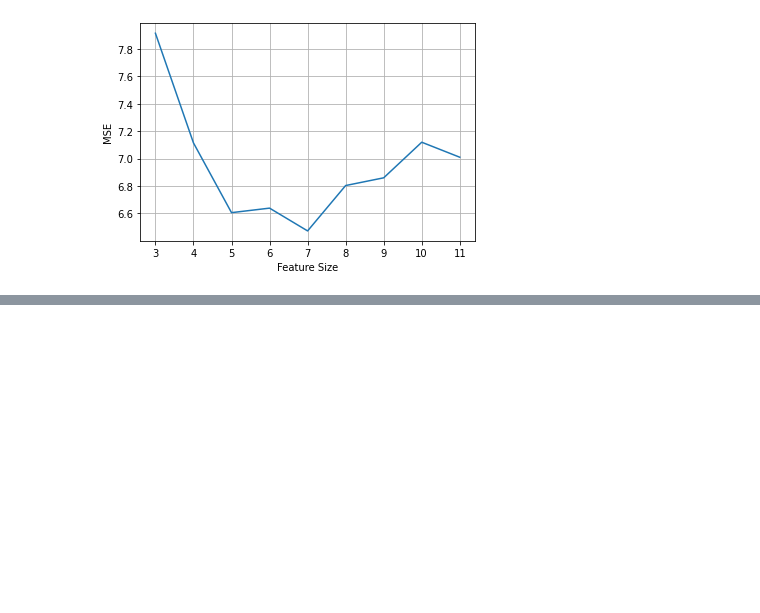
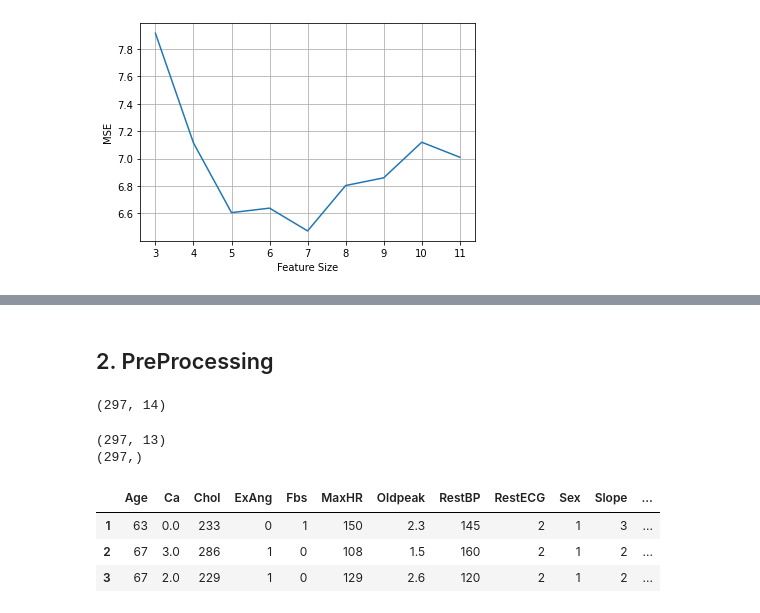
Before and after one commit to iss760/machine-learning, a Jupyter notebook: model/random_forest.ipynb, the cells around one changed output, grey strips where cells are left out. Cells and saved outputs as stored; diff of their text form; code cells hidden in the pictures; blank space fills up the shorter version.

```diff
--- a/model/random_forest.ipynb
+++ b/model/random_forest.ipynb
@@ -143,0 +195,26 @@ feature: 7 ( 6.473 )
+# %% [markdown]
+## 2. PreProcessing
+# %%
+# Null값 제거
+heart_data = heart_data.dropna()
+heart_data.shape
+# %% [output]
+(297, 14)
+# %%
+# X, y 분할
+X = heart_data[heart_data.columns.difference(['AHD'])]
+y = heart_data['AHD']
+print(X.shape)
+print(y.shape)
+# %% [output]
+(297, 13)
+(297,)
+# %%
+# 더미화
+X = pd.get_dummies(X)
+X.head(3)
+# %% [output]
+|  | Age | Ca | Chol | ExAng | Fbs | MaxHR | Oldpeak | RestBP | RestECG | Sex | Slope | ... |
+| 1 | 63 | 0.0 | 233 | 0 | 1 | 150 | 2.3 | 145 | 2 | 1 | 3 | ... |
+| 2 | 67 | 3.0 | 286 | 1 | 0 | 108 | 1.5 | 160 | 2 | 1 | 2 | ... |
+| 3 | 67 | 2.0 | 229 | 1 | 0 | 129 | 2.6 | 120 | 2 | 1 | 2 | ... |
```
Also changed, not shown: parts of 20 cells of this notebook.
